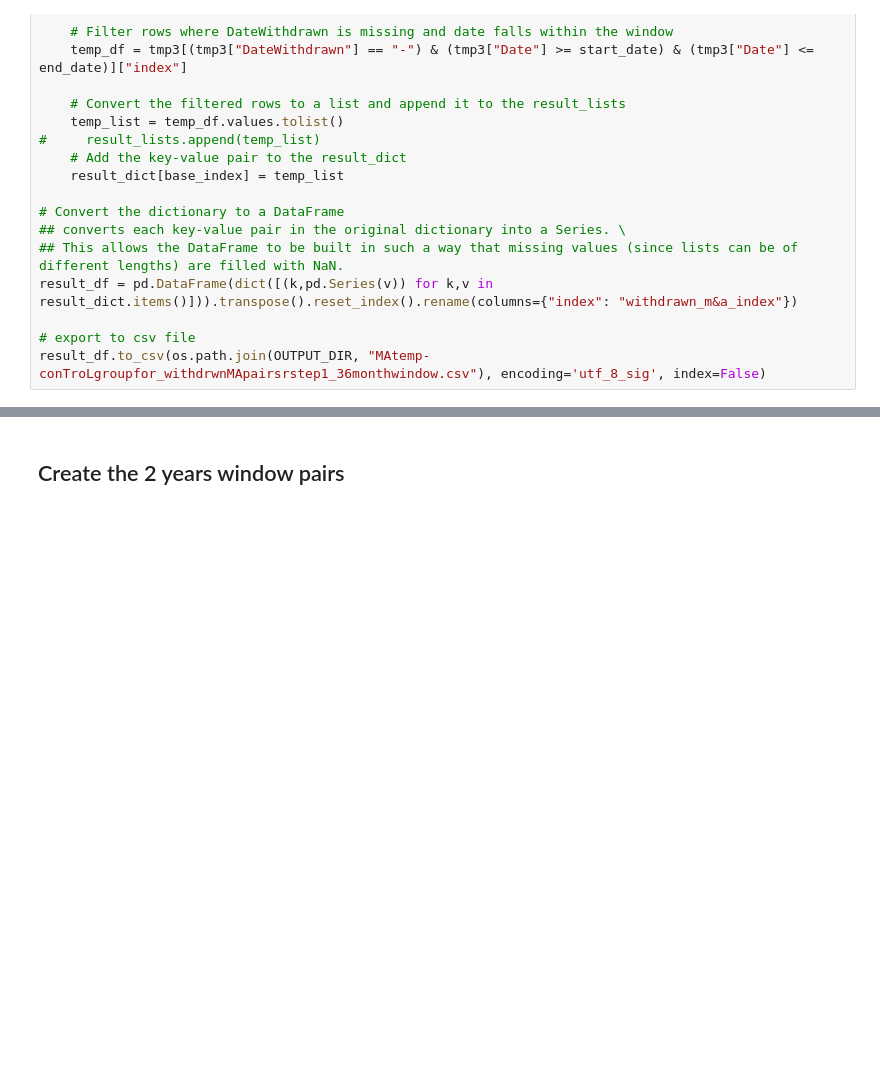
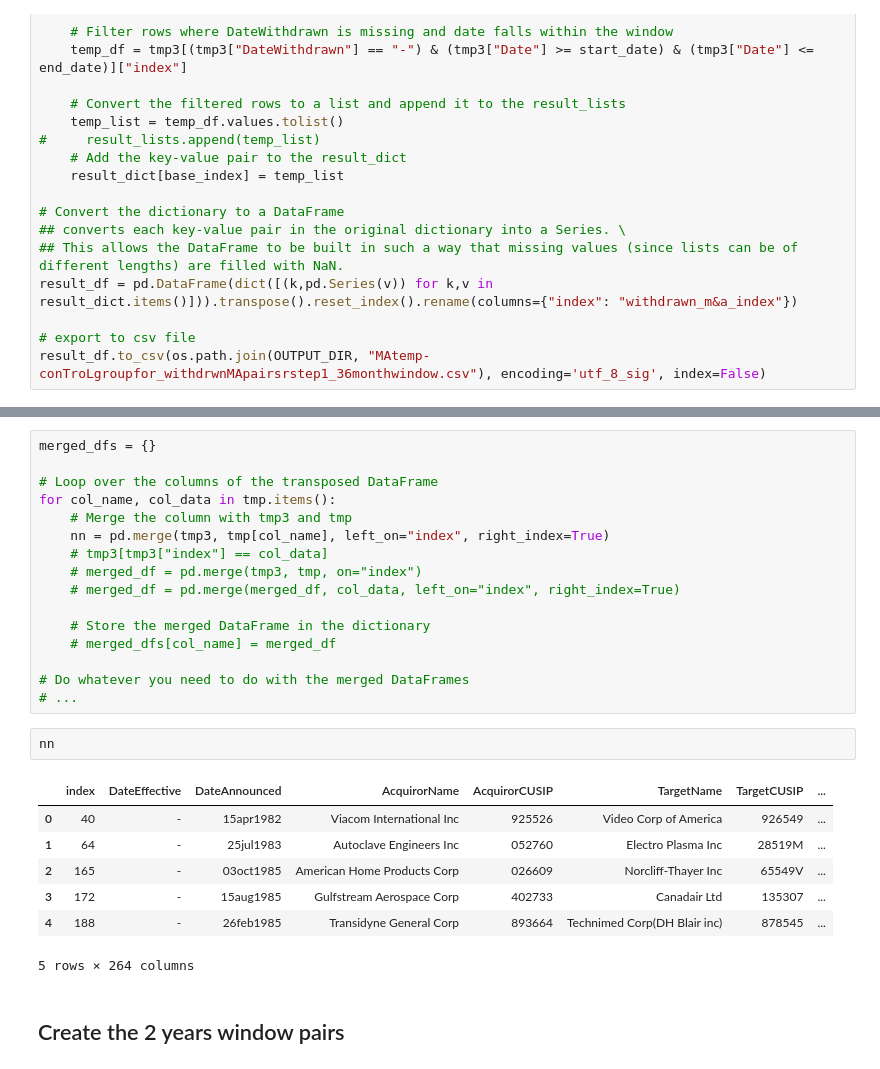
Before and after one commit to idsts2670/ra, a Jupyter notebook: M&A/name-matching-m&a-sido.ipynb, the cells around one changed output, grey strips where cells are left out. Drawn from its saved outputs; the diff is of its cells as text; blank space fills up the shorter version.

```diff
--- a/M&A/name-matching-m&a-sido.ipynb
+++ b/M&A/name-matching-m&a-sido.ipynb
@@ -508,3 +542,29 @@ result_df.to_csv(os.path.join(OUTPUT_DIR, "MAtemp-conTroLgroupfor_withdrwnMApair
+# %%
+merged_dfs = {}
+
+# Loop over the columns of the transposed DataFrame
+for col_name, col_data in tmp.items():
+    # Merge the column with tmp3 and tmp
+    nn = pd.merge(tmp3, tmp[col_name], left_on="index", right_index=True)
+    # tmp3[tmp3["index"] == col_data]
+    # merged_df = pd.merge(tmp3, tmp, on="index")
+    # merged_df = pd.merge(merged_df, col_data, left_on="index", right_index=True)
+
+    # Store the merged DataFrame in the dictionary
+    # merged_dfs[col_name] = merged_df
+
+# Do whatever you need to do with the merged DataFrames
+# ...
+# %%
+nn
+# %% [output]
+|  | index | DateEffective | DateAnnounced | AcquirorName | AcquirorCUSIP | TargetName | TargetCUSIP | ... |
+| 0 | 40 | - | 15apr1982 | Viacom International Inc | 925526 | Video Corp of America | 926549 | ... |
+| 1 | 64 | - | 25jul1983 | Autoclave Engineers Inc | 052760 | Electro Plasma Inc | 28519M | ... |
+| 2 | 165 | - | 03oct1985 | American Home Products Corp | 026609 | Norcliff-Thayer Inc | 65549V | ... |
+| 3 | 172 | - | 15aug1985 | Gulfstream Aerospace Corp | 402733 | Canadair Ltd | 135307 | ... |
+| 4 | 188 | - | 26feb1985 | Transidyne General Corp | 893664 | Technimed Corp(DH Blair inc) | 878545 | ... |
+5 rows × 264 columns
 # %% [markdown]
 ## Create the 2 years window pairs
 # %%
```
Also changed, not shown: parts of 4 cells of this notebook, 2 other files.
